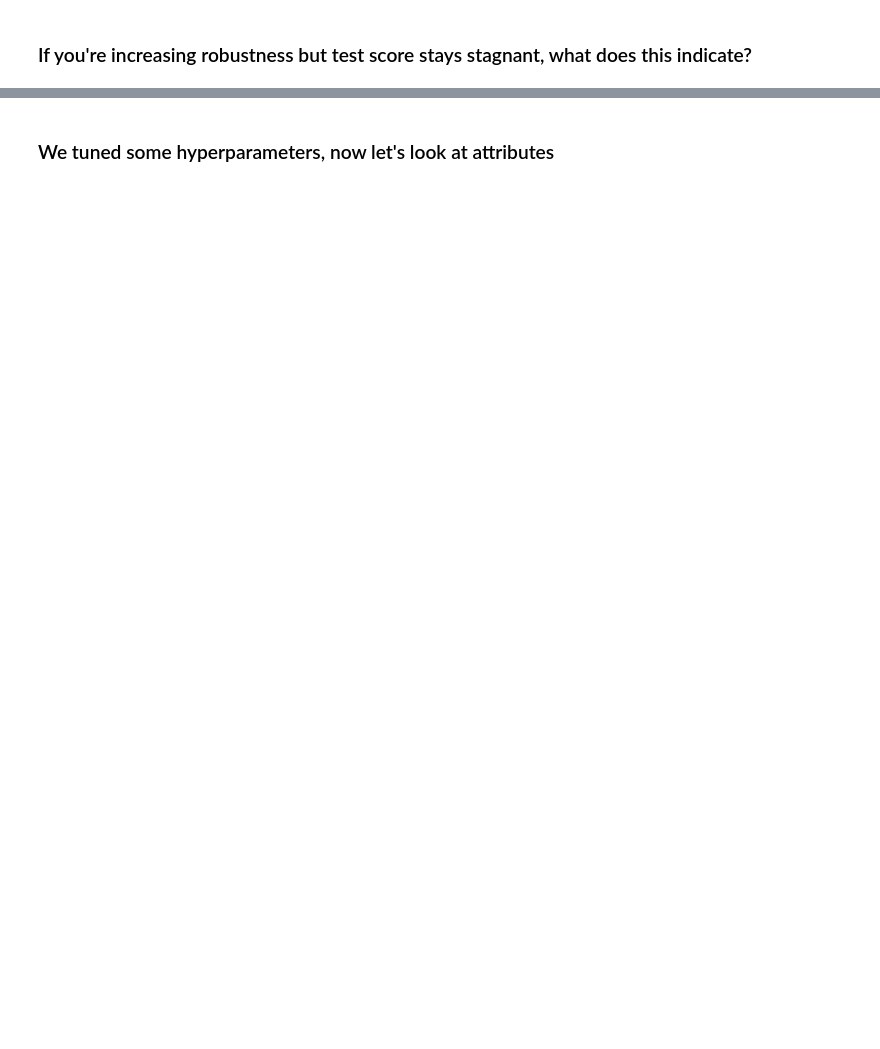
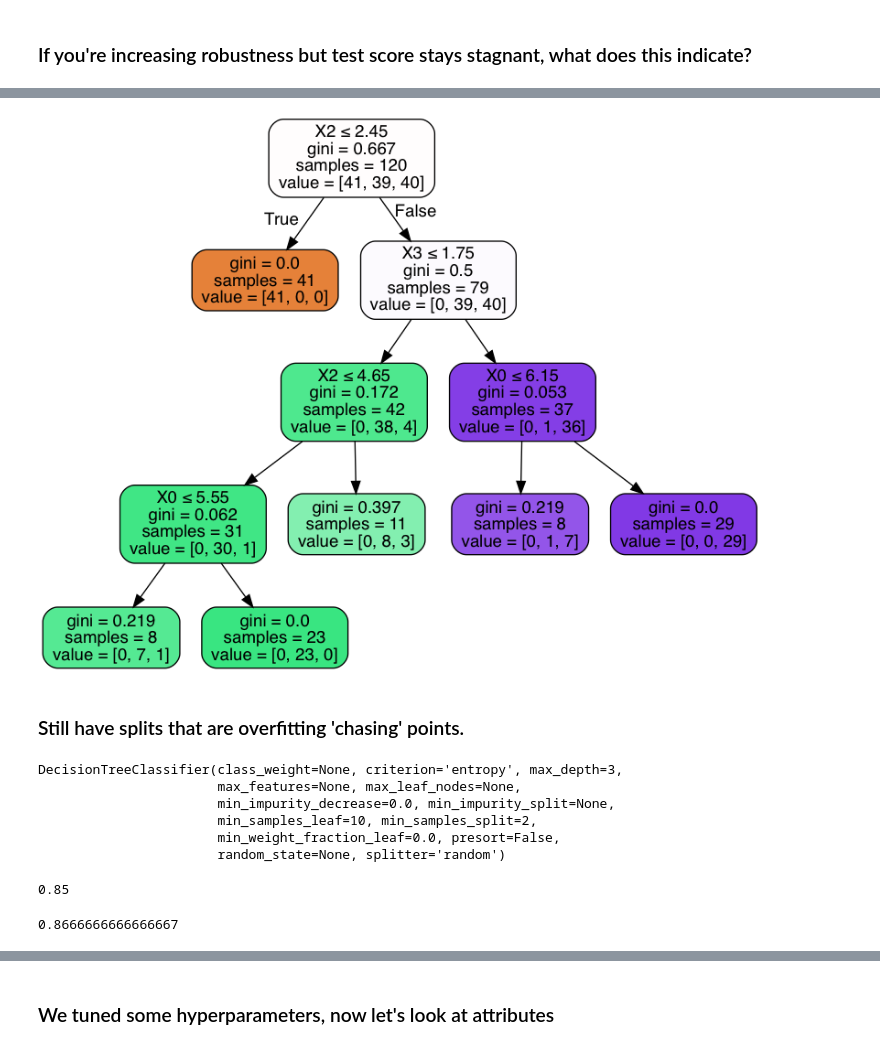
Before and after one commit to erdosn/cv2-mod5-sec34-decision-trees-lesson, a Jupyter notebook: lesson-plan.ipynb, the cells around one changed output, grey strips where cells are left out. Saved outputs shown, nothing was run; the diff lists cells and outputs as text; code cells hidden in the pictures; blank space fills up the shorter version.

```diff
--- a/lesson-plan.ipynb
+++ b/lesson-plan.ipynb
@@ -127,0 +216,29 @@ Image(graph.create_png())
+# %%
+dot_data = StringIO()
+export_graphviz(clf, out_file=dot_data,
+                filled=True, rounded=True,
+                special_characters=True)
+graph = pydotplus.graph_from_dot_data(dot_data.getvalue())
+Image(graph.create_png())
+# %% [output]
+[figure, added]
+# %% [markdown]
+### Still have splits that are overfitting 'chasing' points.
+# %%
+clf = DecisionTreeClassifier(criterion='entropy', splitter='random', min_samples_leaf=10, max_depth=3)
+clf.fit(xtrain, ytrain)
+# %% [output]
+DecisionTreeClassifier(class_weight=None, criterion='entropy', max_depth=3,
+                       max_features=None, max_leaf_nodes=None,
+                       min_impurity_decrease=0.0, min_impurity_split=None,
+                       min_samples_leaf=10, min_samples_split=2,
+                       min_weight_fraction_leaf=0.0, presort=False,
+                       random_state=None, splitter='random')
+# %%
+clf.score(xtrain, ytrain)
+# %% [output]
+0.85
+# %%
+clf.score(xtest, ytest) # train score = 96% -> overfitting on training data
+# %% [output]
+0.8666666666666667
```
Also changed, not shown: parts of 18 cells of this notebook, 6 other files.
